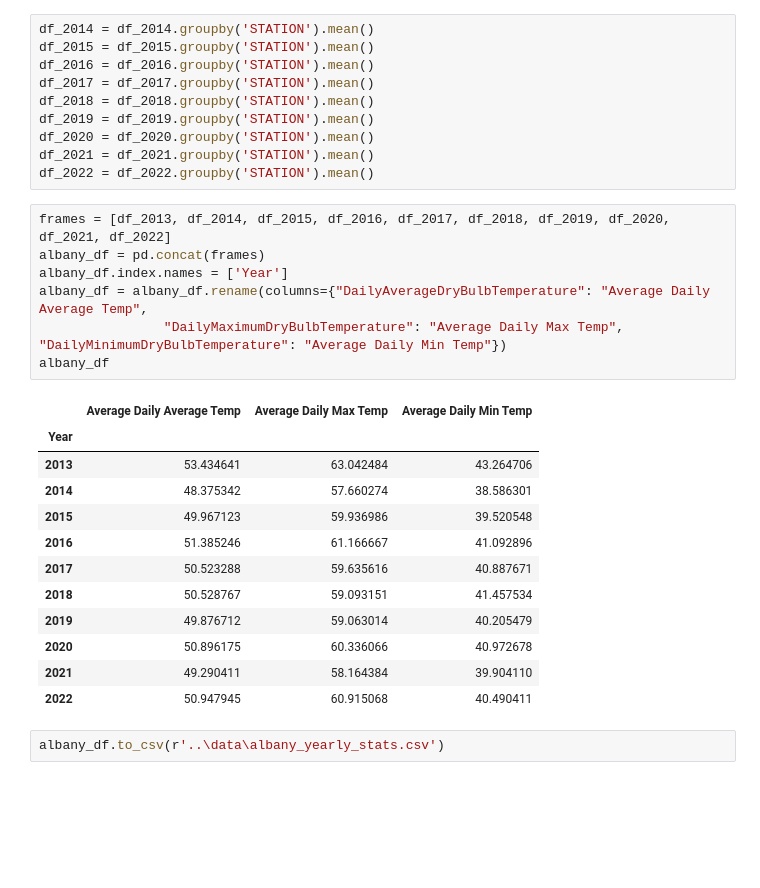
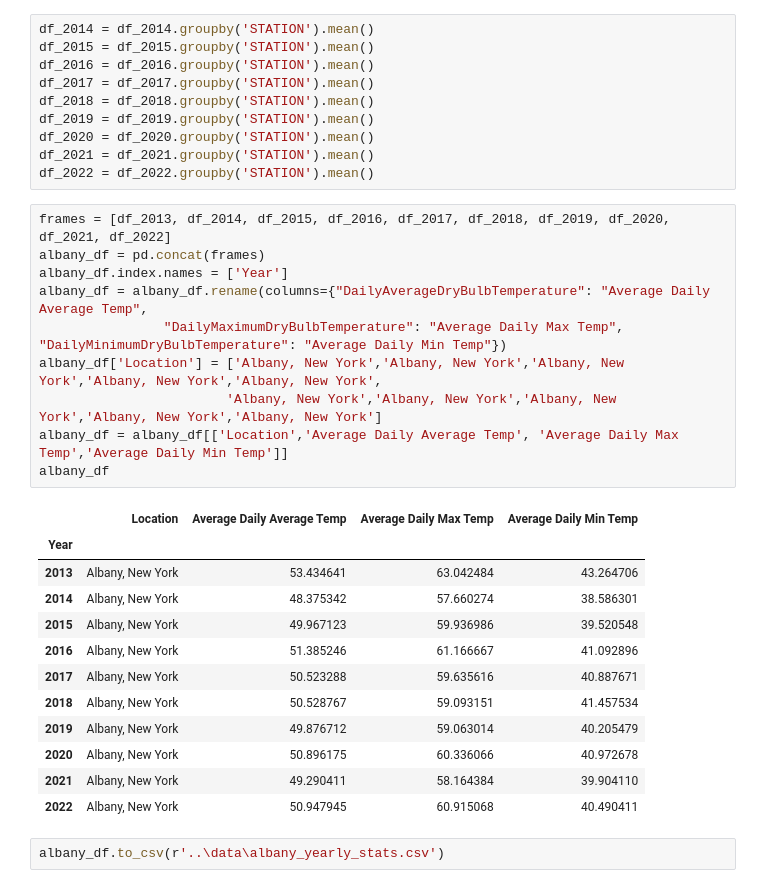
Before and after one commit to StevenTHG/Beverages-Project-3, a Jupyter notebook: python/albany_yearly_weather_stats.ipynb, the cells around one changed output. Saved outputs shown, nothing was run; the diff lists cells and outputs as text; blank space fills up the shorter version.

Commit message:
Added locations to final CSV files

```diff
--- a/python/albany_yearly_weather_stats.ipynb
+++ b/python/albany_yearly_weather_stats.ipynb
@@ -200,22 +200,25 @@ df_2022 = df_2022.groupby('STATION').mean()
 # %%
 frames = [df_2013, df_2014, df_2015, df_2016, df_2017, df_2018, df_2019, df_2020, df_2021, df_2022]
 albany_df = pd.concat(frames)
 albany_df.index.names = ['Year']
 albany_df = albany_df.rename(columns={"DailyAverageDryBulbTemperature": "Average Daily Average Temp",
                 "DailyMaximumDryBulbTemperature": "Average Daily Max Temp",  "DailyMinimumDryBulbTemperature": "Average Daily Min Temp"})
+albany_df['Location'] = ['Albany, New York','Albany, New York','Albany, New York','Albany, New York','Albany, New York',
+                        'Albany, New York','Albany, New York','Albany, New York','Albany, New York','Albany, New York']
+albany_df = albany_df[['Location','Average Daily Average Temp', 'Average Daily Max Temp','Average Daily Min Temp']]
 albany_df
 # %% [output]
-|  | Average Daily Average Temp | Average Daily Max Temp | Average Daily Min Temp |
-| Year |  |  |  |
-| 2013 | 53.434641 | 63.042484 | 43.264706 |
-| 2014 | 48.375342 | 57.660274 | 38.586301 |
-| 2015 | 49.967123 | 59.936986 | 39.520548 |
-| 2016 | 51.385246 | 61.166667 | 41.092896 |
-| 2017 | 50.523288 | 59.635616 | 40.887671 |
-| 2018 | 50.528767 | 59.093151 | 41.457534 |
-| 2019 | 49.876712 | 59.063014 | 40.205479 |
-| 2020 | 50.896175 | 60.336066 | 40.972678 |
-| 2021 | 49.290411 | 58.164384 | 39.904110 |
-| 2022 | 50.947945 | 60.915068 | 40.490411 |
+|  | Location | Average Daily Average Temp | Average Daily Max Temp | Average Daily Min Temp |
+| Year |  |  |  |  |
+| 2013 | Albany, New York | 53.434641 | 63.042484 | 43.264706 |
+| 2014 | Albany, New York | 48.375342 | 57.660274 | 38.586301 |
+| 2015 | Albany, New York | 49.967123 | 59.936986 | 39.520548 |
+| 2016 | Albany, New York | 51.385246 | 61.166667 | 41.092896 |
+| 2017 | Albany, New York | 50.523288 | 59.635616 | 40.887671 |
+| 2018 | Albany, New York | 50.528767 | 59.093151 | 41.457534 |
+| 2019 | Albany, New York | 49.876712 | 59.063014 | 40.205479 |
+| 2020 | Albany, New York | 50.896175 | 60.336066 | 40.972678 |
+| 2021 | Albany, New York | 49.290411 | 58.164384 | 39.904110 |
+| 2022 | Albany, New York | 50.947945 | 60.915068 | 40.490411 |
 # %%
 albany_df.to_csv(r'..\data\albany_yearly_stats.csv')
```
Also changed, not shown: 9 other files.
